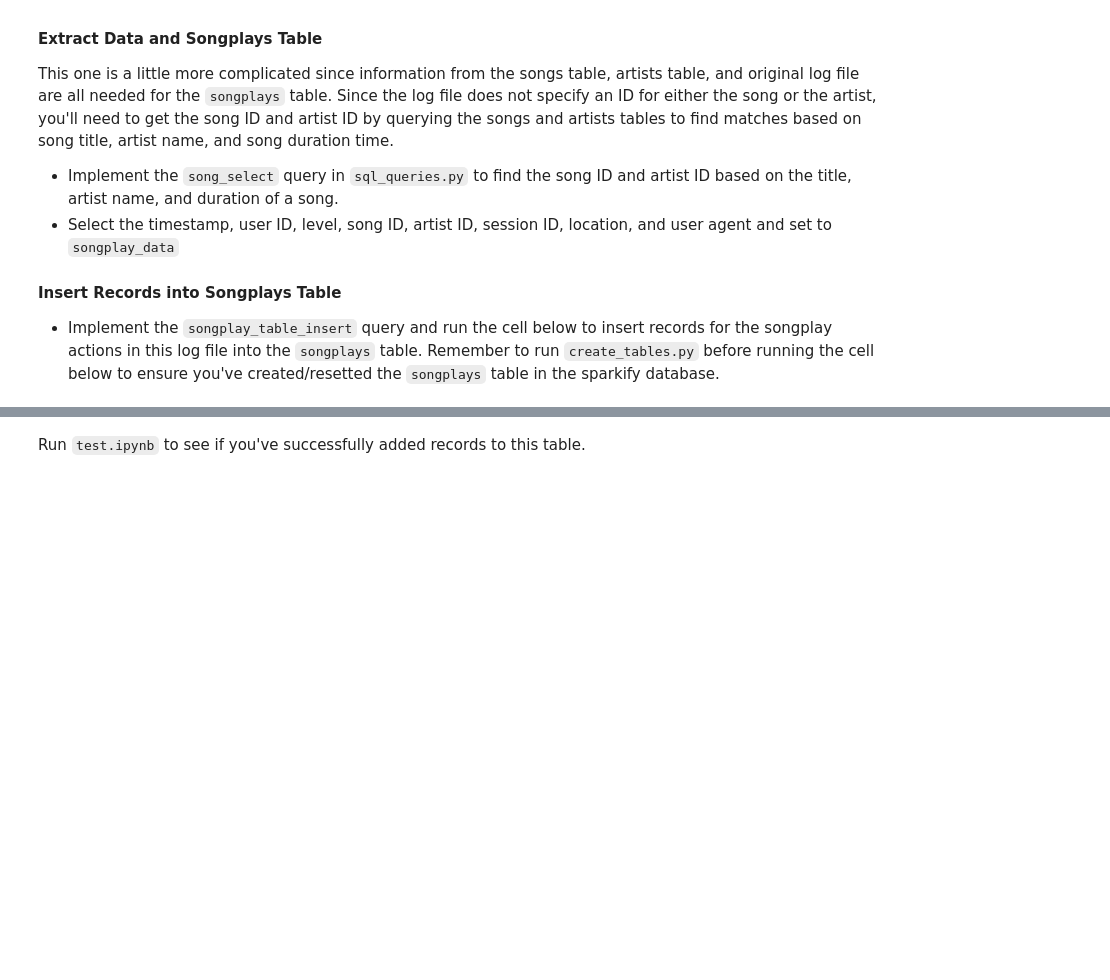
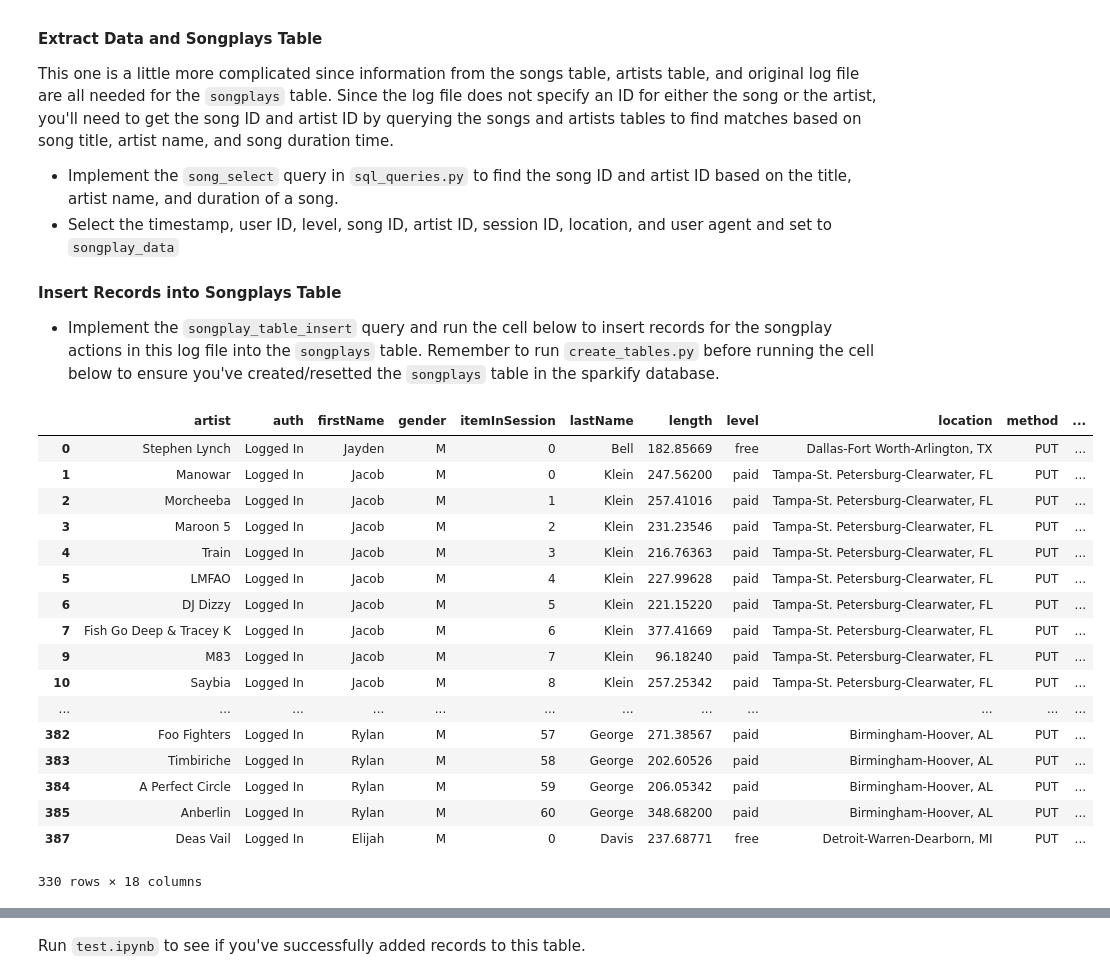
Before and after one commit to enriqueyt/Data-Modeling-with-Postgres, a Jupyter notebook: etl.ipynb, the cells around one changed output, grey strips where cells are left out. Drawn from its saved outputs; the diff is of its cells as text; code cells hidden in the pictures; blank space fills up the shorter version.

```diff
--- a/etl.ipynb
+++ b/etl.ipynb
@@ -193,5 +190,26 @@ This one is a little more complicated since information from the songs table, ar
 
 #### Insert Records into Songplays Table
 - Implement the `songplay_table_insert` query and run the cell below to insert records for the songplay actions in this log file into the `songplays` table. Remember to run `create_tables.py` before running the cell below to ensure you've created/resetted the `songplays` table in the sparkify database.
+# %%
+df
+# %% [output]
+|  | artist | auth | firstName | gender | itemInSession | lastName | length | level | location | method | ... |
+| 0 | Stephen Lynch | Logged In | Jayden | M | 0 | Bell | 182.85669 | free | Dallas-Fort Worth-Arlington, TX | PUT | ... |
+| 1 | Manowar | Logged In | Jacob | M | 0 | Klein | 247.56200 | paid | Tampa-St. Petersburg-Clearwater, FL | PUT | ... |
+| 2 | Morcheeba | Logged In | Jacob | M | 1 | Klein | 257.41016 | paid | Tampa-St. Petersburg-Clearwater, FL | PUT | ... |
+| 3 | Maroon 5 | Logged In | Jacob | M | 2 | Klein | 231.23546 | paid | Tampa-St. Petersburg-Clearwater, FL | PUT | ... |
+| 4 | Train | Logged In | Jacob | M | 3 | Klein | 216.76363 | paid | Tampa-St. Petersburg-Clearwater, FL | PUT | ... |
+| 5 | LMFAO | Logged In | Jacob | M | 4 | Klein | 227.99628 | paid | Tampa-St. Petersburg-Clearwater, FL | PUT | ... |
+| 6 | DJ Dizzy | Logged In | Jacob | M | 5 | Klein | 221.15220 | paid | Tampa-St. Petersburg-Clearwater, FL | PUT | ... |
+| 7 | Fish Go Deep & Tracey K | Logged In | Jacob | M | 6 | Klein | 377.41669 | paid | Tampa-St. Petersburg-Clearwater, FL | PUT | ... |
+| 9 | M83 | Logged In | Jacob | M | 7 | Klein | 96.18240 | paid | Tampa-St. Petersburg-Clearwater, FL | PUT | ... |
+| 10 | Saybia | Logged In | Jacob | M | 8 | Klein | 257.25342 | paid | Tampa-St. Petersburg-Clearwater, FL | PUT | ... |
+| ... | ... | ... | ... | ... | ... | ... | ... | ... | ... | ... | ... |
+| 382 | Foo Fighters | Logged In | Rylan | M | 57 | George | 271.38567 | paid | Birmingham-Hoover, AL | PUT | ... |
+| 383 | Timbiriche | Logged In | Rylan | M | 58 | George | 202.60526 | paid | Birmingham-Hoover, AL | PUT | ... |
+| 384 | A Perfect Circle | Logged In | Rylan | M | 59 | George | 206.05342 | paid | Birmingham-Hoover, AL | PUT | ... |
+| 385 | Anberlin | Logged In | Rylan | M | 60 | George | 348.68200 | paid | Birmingham-Hoover, AL | PUT | ... |
+| 387 | Deas Vail | Logged In | Elijah | M | 0 | Davis | 237.68771 | free | Detroit-Warren-Dearborn, MI | PUT | ... |
+330 rows × 18 columns
 # %%
 for index, row in df.iterrows():
```
Also changed, not shown: parts of 6 cells of this notebook, 7 other files.
